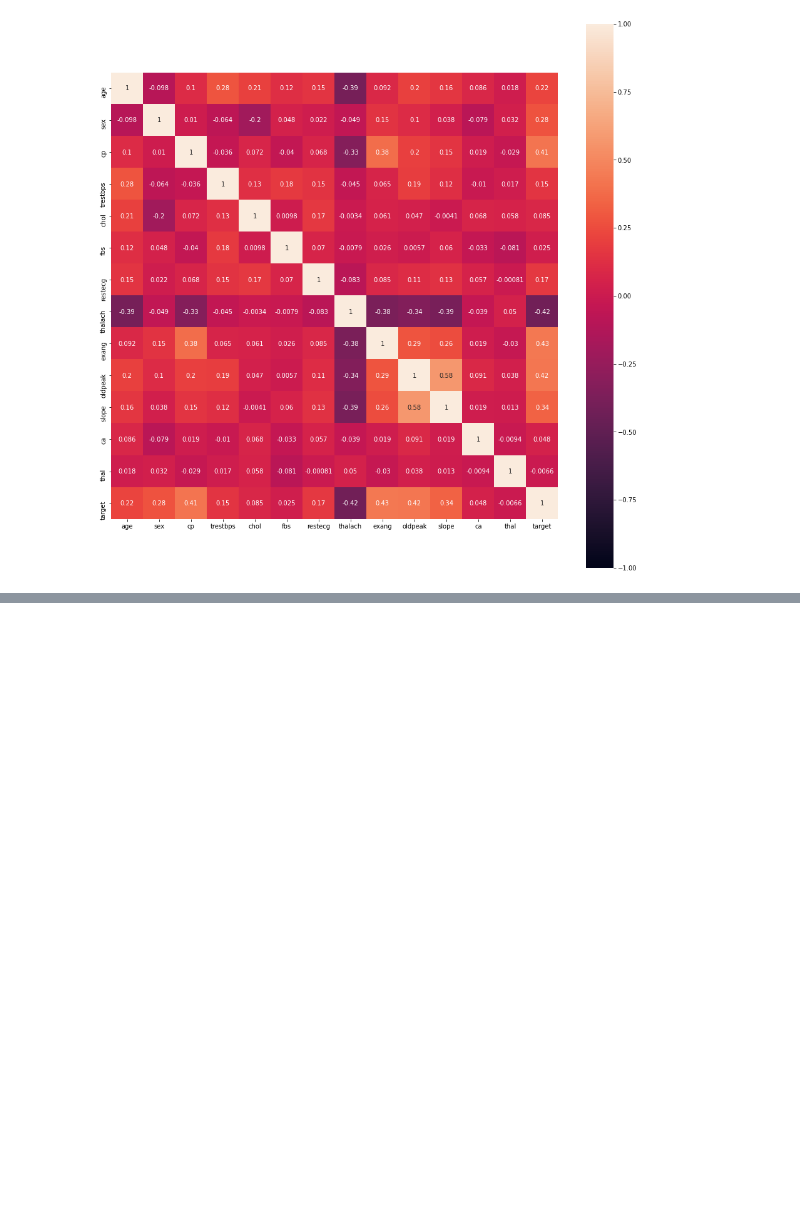
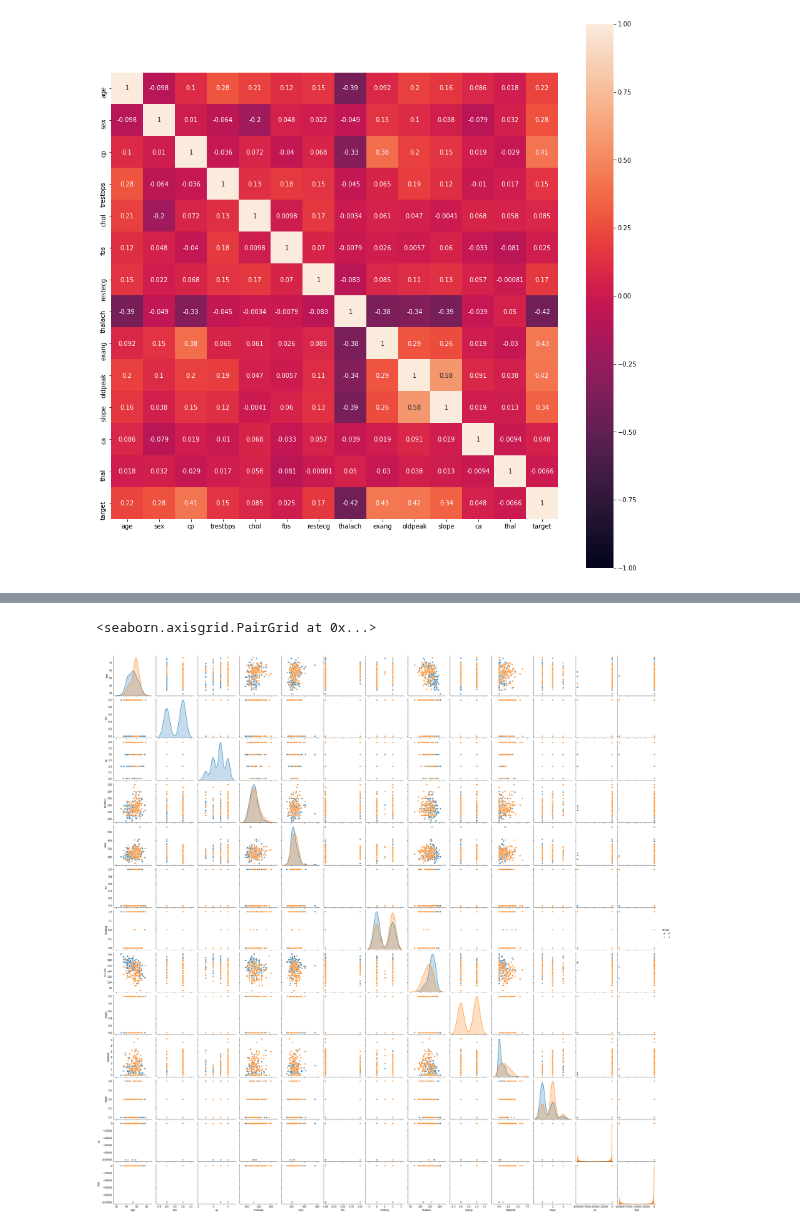
Before and after one commit to LinaSachuk/Deploying-Machine-Learning-Models, a Jupyter notebook: Heart Diseases Prediction.ipynb, the cells around one changed output, grey strips where cells are left out. Drawn from its saved outputs; the diff is of its cells as text; code cells hidden in the pictures; blank space fills up the shorter version.

```diff
--- a/Heart Diseases Prediction.ipynb
+++ b/Heart Diseases Prediction.ipynb
@@ -142,0 +161,5 @@ df.
+# %%
+sns.pairplot(df, hue='target',)
+# %% [output]
+<seaborn.axisgrid.PairGrid at 0x...>
+[figure, added]
```
Also changed, not shown: parts of 8 cells of this notebook.
